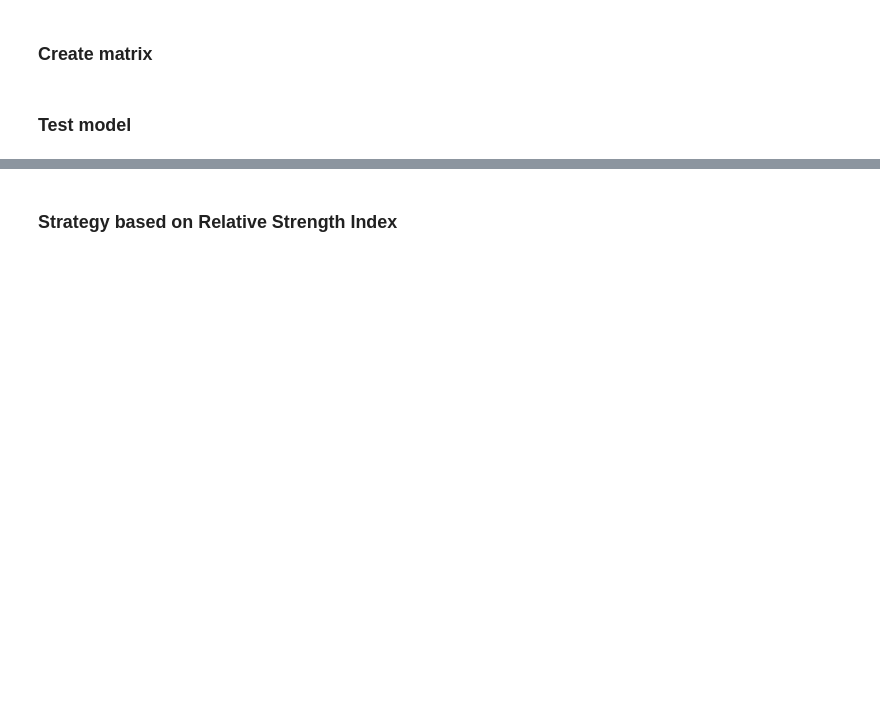
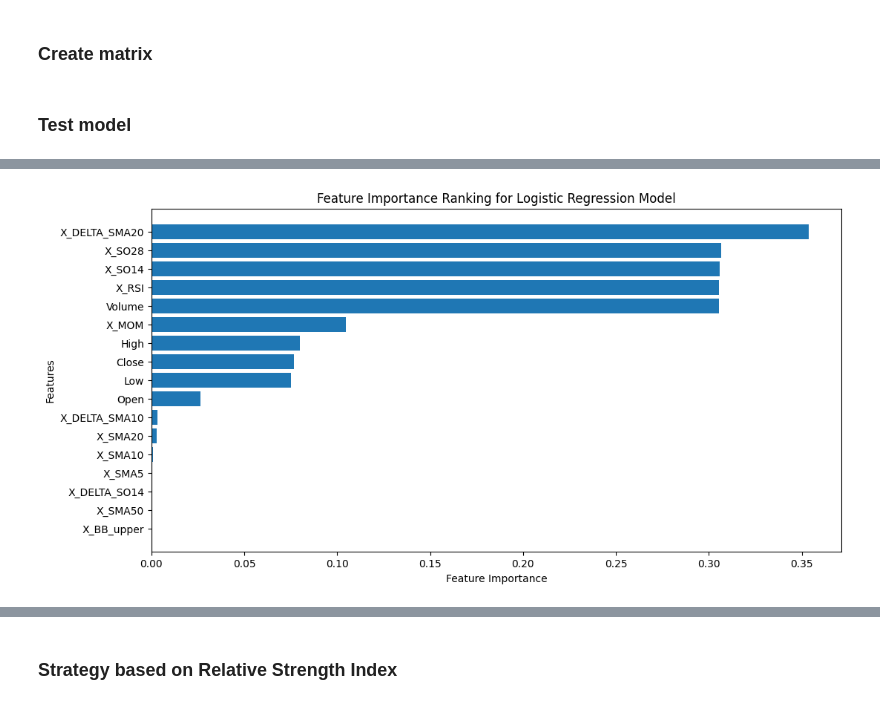
Before and after one commit to benricok/hackathonn23, a Jupyter notebook: testing/darren/model.ipynb, the cells around one changed output, grey strips where cells are left out. Cells and saved outputs as stored; diff of their text form; code cells hidden in the pictures; blank space fills up the shorter version.

Commit message:
update to model.ipynb: feature importance

```diff
--- a/testing/darren/model.ipynb
+++ b/testing/darren/model.ipynb
@@ -276,5 +264,5 @@ data2
 # %%
 from sklearn.linear_model import LogisticRegression
-model = LogisticRegression(penalty='l2', C=1.0)
-model.fit(X_train, y_train)
+model_lr = LogisticRegression(penalty='l2', C=1.0)
+model_lr.fit(X_train, y_train)
 # %% [output]
@@ -282,0 +277,3 @@ LogisticRegression does not accept missing values encoded as NaN natively. For s
+# %%
+feature_importance = model_lr.coef_
+feature_importance
@@ -282,0 +299,10 @@ LogisticRegression does not accept missing values encoded as NaN natively. For s
+# %%
+import numpy as np
+
+feature_importance = np.abs(feature_importance)
+feature_ranking = np.argsort(feature_importance)[0][::-1]
+#feature_ranking_names = [column_names[i-1] for i in feature_ranking]
+#feature_ranking_names
+# Create a dictionary to store feature importances with their corresponding column names
+feature_importance_dict = {column_name: importance for column_name, importance in zip(column_names, feature_importance[0])}
+feature_importance_dict
@@ -282,0 +327,20 @@ LogisticRegression does not accept missing values encoded as NaN natively. For s
+# %%
+import matplotlib.pyplot as plt
+
+# Sort feature importances in descending order
+sorted_importance = sorted(feature_importance_dict.items(), key=lambda x: x[1], reverse=True)
+
+# Extract the sorted feature names and importance scores
+sorted_feature_names = [item[0] for item in sorted_importance]
+sorted_importance_scores = [item[1] for item in sorted_importance]
+
+# Create a bar plot to visualize the sorted feature importances
+plt.figure(figsize=(12, 6))
+plt.barh(sorted_feature_names, sorted_importance_scores)
+plt.xlabel('Feature Importance')
+plt.ylabel('Features')
+plt.title('Feature Importance Ranking for Logistic Regression Model')
+plt.gca().invert_yaxis()
+plt.show()
+# %% [output]
+[figure, added]
```
Also changed, not shown: parts of 17 cells of this notebook, 1 other file.
